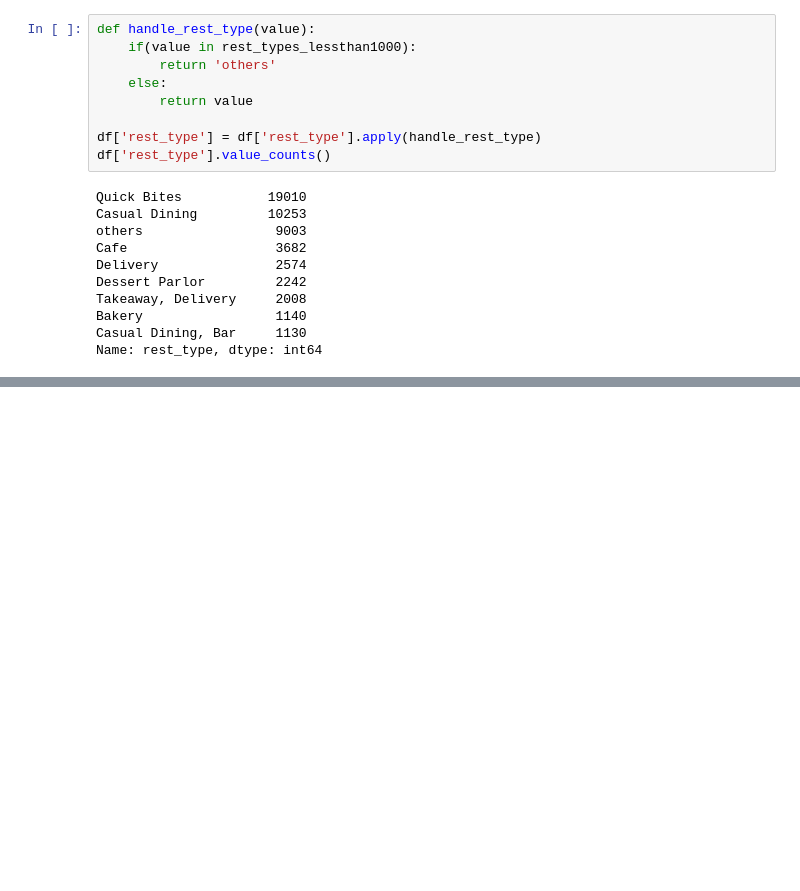
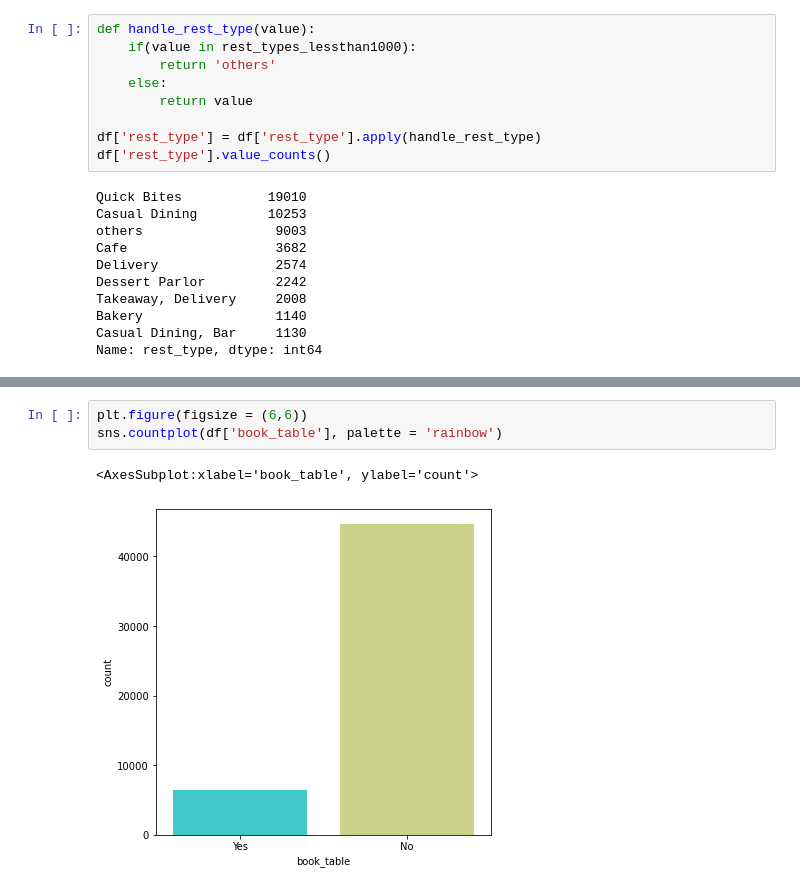
Before and after one commit to jarvis86/machine-learning, a Jupyter notebook: zomato.ipynb, the cells around one changed output, grey strips where cells are left out. Drawn from its saved outputs; the diff is of its cells as text; blank space fills up the shorter version.

```diff
--- a/zomato.ipynb
+++ b/zomato.ipynb
@@ -267,0 +352,6 @@ Name: rest_type, dtype: int64
+# %%
+plt.figure(figsize = (6,6))
+sns.countplot(df['book_table'], palette = 'rainbow')
+# %% [output]
+<AxesSubplot:xlabel='book_table', ylabel='count'>
+[figure, added]
```
Also changed, not shown: parts of 12 cells of this notebook.
